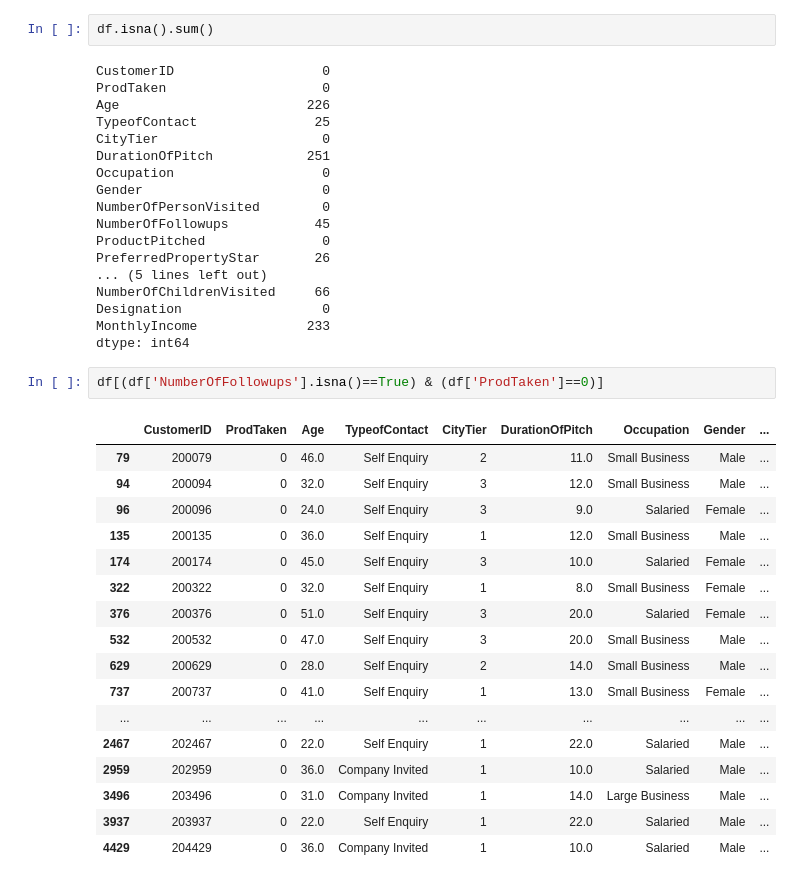
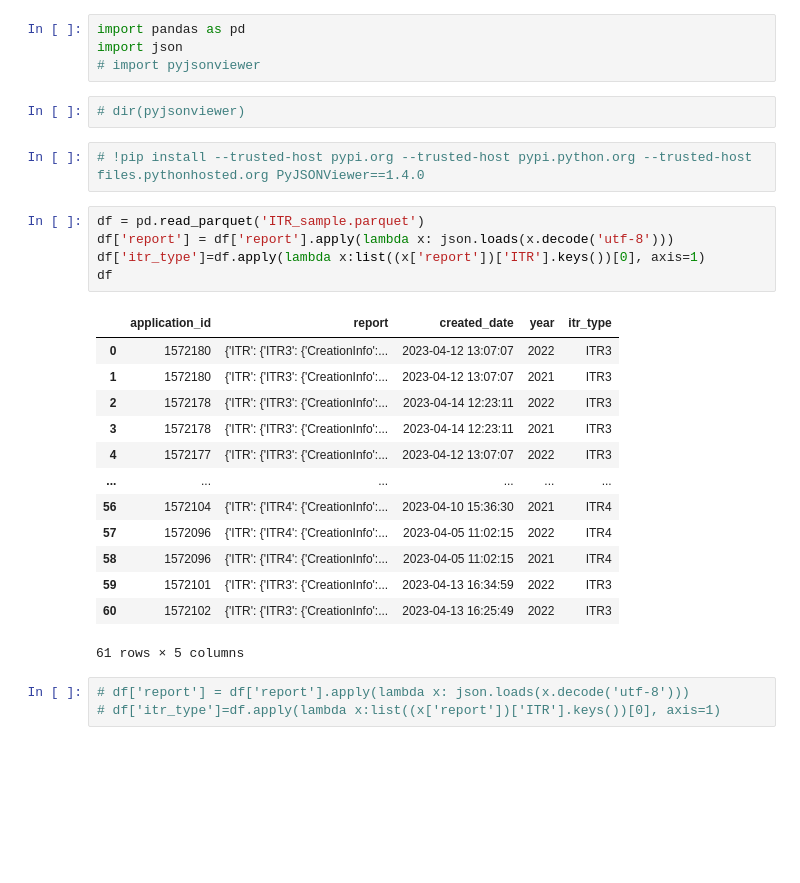
Before and after one commit to Viral3899/data, a Jupyter notebook: Untitled.ipynb, the cells around one changed output. Cells and saved outputs as stored; diff of their text form; blank space fills up the shorter version.

```diff
--- a/Untitled.ipynb
+++ b/Untitled.ipynb
@@ -21,40 +1,30 @@ df
-# %%
-df.isna().sum()
-# %% [output]
-CustomerID                   0
-ProdTaken                    0
-Age                        226
-TypeofContact               25
-CityTier                     0
-DurationOfPitch            251
-Occupation                   0
-Gender                       0
-NumberOfPersonVisited        0
-NumberOfFollowups           45
-ProductPitched               0
-PreferredPropertyStar       26
-... (5 lines left out)
-NumberOfChildrenVisited     66
-Designation                  0
-MonthlyIncome              233
-dtype: int64
-# %%
-df[(df['NumberOfFollowups'].isna()==True) & (df['ProdTaken']==0)]
-# %% [output]
-|  | CustomerID | ProdTaken | Age | TypeofContact | CityTier | DurationOfPitch | Occupation | Gender | ... |
-| 79 | 200079 | 0 | 46.0 | Self Enquiry | 2 | 11.0 | Small Business | Male | ... |
-| 94 | 200094 | 0 | 32.0 | Self Enquiry | 3 | 12.0 | Small Business | Male | ... |
-| 96 | 200096 | 0 | 24.0 | Self Enquiry | 3 | 9.0 | Salaried | Female | ... |
-| 135 | 200135 | 0 | 36.0 | Self Enquiry | 1 | 12.0 | Small Business | Male | ... |
-| 174 | 200174 | 0 | 45.0 | Self Enquiry | 3 | 10.0 | Salaried | Female | ... |
-| 322 | 200322 | 0 | 32.0 | Self Enquiry | 1 | 8.0 | Small Business | Female | ... |
-| 376 | 200376 | 0 | 51.0 | Self Enquiry | 3 | 20.0 | Salaried | Female | ... |
-| 532 | 200532 | 0 | 47.0 | Self Enquiry | 3 | 20.0 | Small Business | Male | ... |
-| 629 | 200629 | 0 | 28.0 | Self Enquiry | 2 | 14.0 | Small Business | Male | ... |
-| 737 | 200737 | 0 | 41.0 | Self Enquiry | 1 | 13.0 | Small Business | Female | ... |
-| ... | ... | ... | ... | ... | ... | ... | ... | ... | ... |
-| 2467 | 202467 | 0 | 22.0 | Self Enquiry | 1 | 22.0 | Salaried | Male | ... |
-| 2959 | 202959 | 0 | 36.0 | Company Invited | 1 | 10.0 | Salaried | Male | ... |
-| 3496 | 203496 | 0 | 31.0 | Company Invited | 1 | 14.0 | Large Business | Male | ... |
-| 3937 | 203937 | 0 | 22.0 | Self Enquiry | 1 | 22.0 | Salaried | Male | ... |
-| 4429 | 204429 | 0 | 36.0 | Company Invited | 1 | 10.0 | Salaried | Male | ... |
+# %%
+import pandas as pd
+import json
+# import pyjsonviewer
+# %%
+# dir(pyjsonviewer)
+# %%
+# !pip install --trusted-host pypi.org --trusted-host pypi.python.org --trusted-host files.pythonhosted.org PyJSONViewer==1.4.0
+# %%
+df = pd.read_parquet('ITR_sample.parquet')
+df['report'] = df['report'].apply(lambda x: json.loads(x.decode('utf-8')))
+df['itr_type']=df.apply(lambda x:list((x['report'])['ITR'].keys())[0], axis=1)
+df
+# %% [output]
+|  | application_id | report | created_date | year | itr_type |
+| 0 | 1572180 | {'ITR': {'ITR3': {'CreationInfo':... | 2023-04-12 13:07:07 | 2022 | ITR3 |
+| 1 | 1572180 | {'ITR': {'ITR3': {'CreationInfo':... | 2023-04-12 13:07:07 | 2021 | ITR3 |
+| 2 | 1572178 | {'ITR': {'ITR3': {'CreationInfo':... | 2023-04-14 12:23:11 | 2022 | ITR3 |
+| 3 | 1572178 | {'ITR': {'ITR3': {'CreationInfo':... | 2023-04-14 12:23:11 | 2021 | ITR3 |
+| 4 | 1572177 | {'ITR': {'ITR3': {'CreationInfo':... | 2023-04-12 13:07:07 | 2022 | ITR3 |
+| ... | ... | ... | ... | ... | ... |
+| 56 | 1572104 | {'ITR': {'ITR4': {'CreationInfo':... | 2023-04-10 15:36:30 | 2021 | ITR4 |
+| 57 | 1572096 | {'ITR': {'ITR4': {'CreationInfo':... | 2023-04-05 11:02:15 | 2022 | ITR4 |
+| 58 | 1572096 | {'ITR': {'ITR4': {'CreationInfo':... | 2023-04-05 11:02:15 | 2021 | ITR4 |
+| 59 | 1572101 | {'ITR': {'ITR3': {'CreationInfo':... | 2023-04-13 16:34:59 | 2022 | ITR3 |
+| 60 | 1572102 | {'ITR': {'ITR3': {'CreationInfo':... | 2023-04-13 16:25:49 | 2022 | ITR3 |
+61 rows × 5 columns
+# %%
+# df['report'] = df['report'].apply(lambda x: json.loads(x.decode('utf-8')))
+# df['itr_type']=df.apply(lambda x:list((x['report'])['ITR'].keys())[0], axis=1)
```
Also changed, not shown: parts of 62 cells of this notebook, 10 other files.
